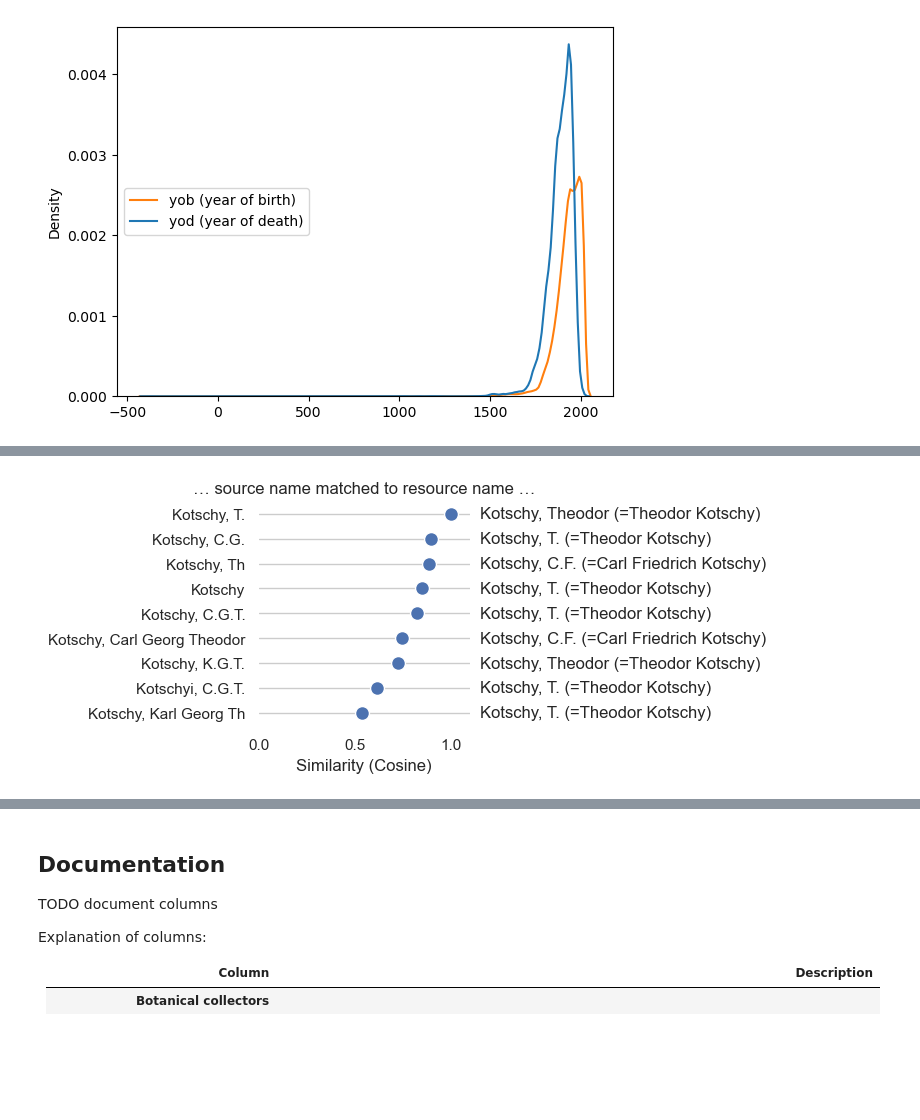
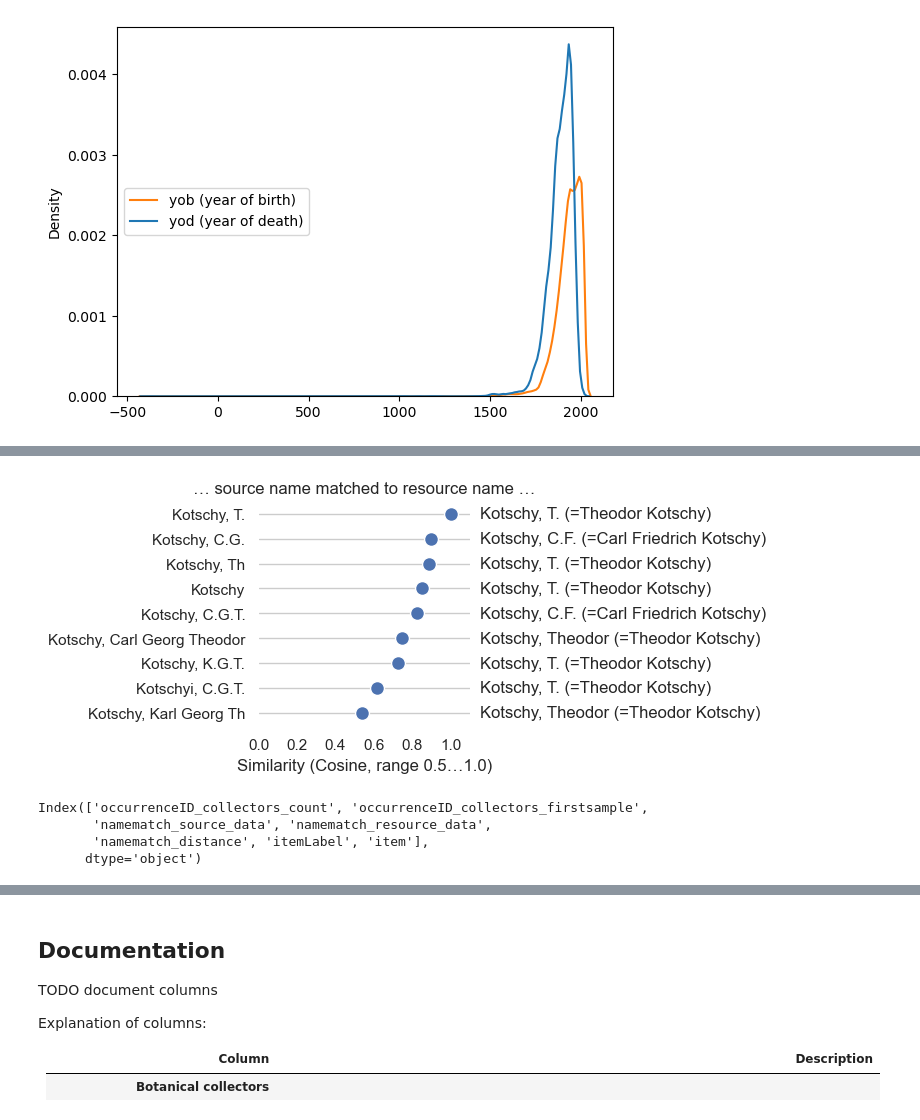
Before and after one commit to infinite-dao/collector-matching, a Jupyter notebook: match_names_draft-data-analysis.ipynb, the cells around one changed output, grey strips where cells are left out. Drawn from its saved outputs; the diff is of its cells as text; code cells hidden in the pictures; blank space fills up the shorter version.

```diff
--- a/match_names_draft-data-analysis.ipynb
+++ b/match_names_draft-data-analysis.ipynb
@@ -71,18 +135,7 @@ print("There was a match of Kotschy, C.G.T.  → Kotschy, C.F. → 0.824 → htt
 # %%
-criterion = match_results_collectors_cossim['canonical_string_collector_parsed'].map(lambda x: x.startswith('Kotschy'))
-testdata=match_results_collectors_cossim[criterion].get([
-    # 'canonical_string_collector_parsed', # canonical_string_collector_parsed = namematch_source_data
-    'occurrenceID_collectors_count', 'occurrenceID_collectors_firstsample',
-    'namematch_source_data', 'namematch_resource_data', 'namematch_similarity',
-    # 'canonical_string_fullname',
-    'itemLabel', 'item'
-])
-# pprint.pprint(testdata.columns)
-
 import seaborn as sns
 sns.set_theme(style="whitegrid")
 
-plotdata=testdata.sort_values("namematch_similarity", ascending=False)
 max_similarity = plotdata['namematch_similarity'].max()
 min_similarity = plotdata['namematch_similarity'].min()
 
@@ -98,37 +151,57 @@ g = sns.PairGrid(
 g.map(sns.stripplot, size=10, orient="h", jitter=False,
       palette="flare_r", linewidth=1, edgecolor="w")
 
 # Use the same x axis limits on all columns and add better labels
-g.set(xlim=(0, max_similarity * 1.1), xlabel="Similarity (Cosine)", ylabel=""     )
+g.set(xlim=(0, max_similarity * 1.1), xlabel="Similarity (Cosine, range 0.5…1.0)", ylabel=""   )
 
 # Use semantically meaningful titles for the columns
 titles = ["… source name matched to resource name …"]
 
 for ax, title in zip(g.axes.flat, titles):
 
     # Set a different title for each axes
-    ax.set(title=title)
+    ax.set(
+        title=title,
+        xticks=[x / 40 for x in range(0, round(max_similarity * 1.15 * 40), 8)]
+        # print([x / 40 for x in range(0, round(max_similarity * 1.20 * 40), 8)]) # [0.0, 0.2, 0.4, 0.6, 0.8, 1.0]
+    )
     # Make the grid horizontal instead of vertical
     ax.xaxis.grid(False)
     ax.yaxis.grid(True)
 
     # ax.tick_params(labelright=True)  # idea would be to reset ymajorticklabels on the secondary axis right or add manually text(x, y , customstring)
     # see also https://github.com/BindiChen/machine-learning/blob/main/data-visualization/0010-multiple-y-axis/multiple-y-axis-combo-chart.ipynb
+    for this_y in ax.get_yticks():
+        # print(ax.get_yticks()) # [0, 1, 2, 3, 4, 5, 6, 7, 8]
 
-    for this_y in ax.get_yticks():
         # see https://matplotlib.org/stable/api/text_api.html#matplotlib.text.Text
         test=ax.text(
             x=max_similarity * 1.15,
             y=this_y,
             s="%s (=%s)" % (
-                list(plotdata['namematch_resource_data'])[this_y - 1]
+                list(plotdata['namematch_resource_data'])[this_y]
                 ,
-                list(plotdata['itemLabel']              )[this_y - 1]
+                list(plotdata['itemLabel']              )[this_y]
             ),
             verticalalignment='center', fontstyle='normal', fontsize='medium'
         )
 
 sns.despine(left=True, bottom=True) # remove box lines
 # %% [output]
-[figure, old version]
+[figure, new version]
+# %%
+criterion = match_results_collectors_kneighbor['canonical_string_collector_parsed'].map(lambda x: x.startswith('Kotsch'))
+testdata=match_results_collectors_kneighbor[criterion].get([
+    # 'canonical_string_collector_parsed', # canonical_string_collector_parsed = namematch_source_data
+    'occurrenceID_collectors_count', 'occurrenceID_collectors_firstsample',
+    'namematch_source_data', 'namematch_resource_data', 'namematch_distance',
+    # 'canonical_string_fullname',
+    'itemLabel', 'item'
+])
+pprint.pprint(testdata.columns)
+# %% [output]
+Index(['occurrenceID_collectors_count', 'occurrenceID_collectors_firstsample',
+       'namematch_source_data', 'namematch_resource_data',
+       'namematch_distance', 'itemLabel', 'item'],
+      dtype='object')
 # %%
```
Also changed, not shown: parts of 9 cells of this notebook, 1 other file.
